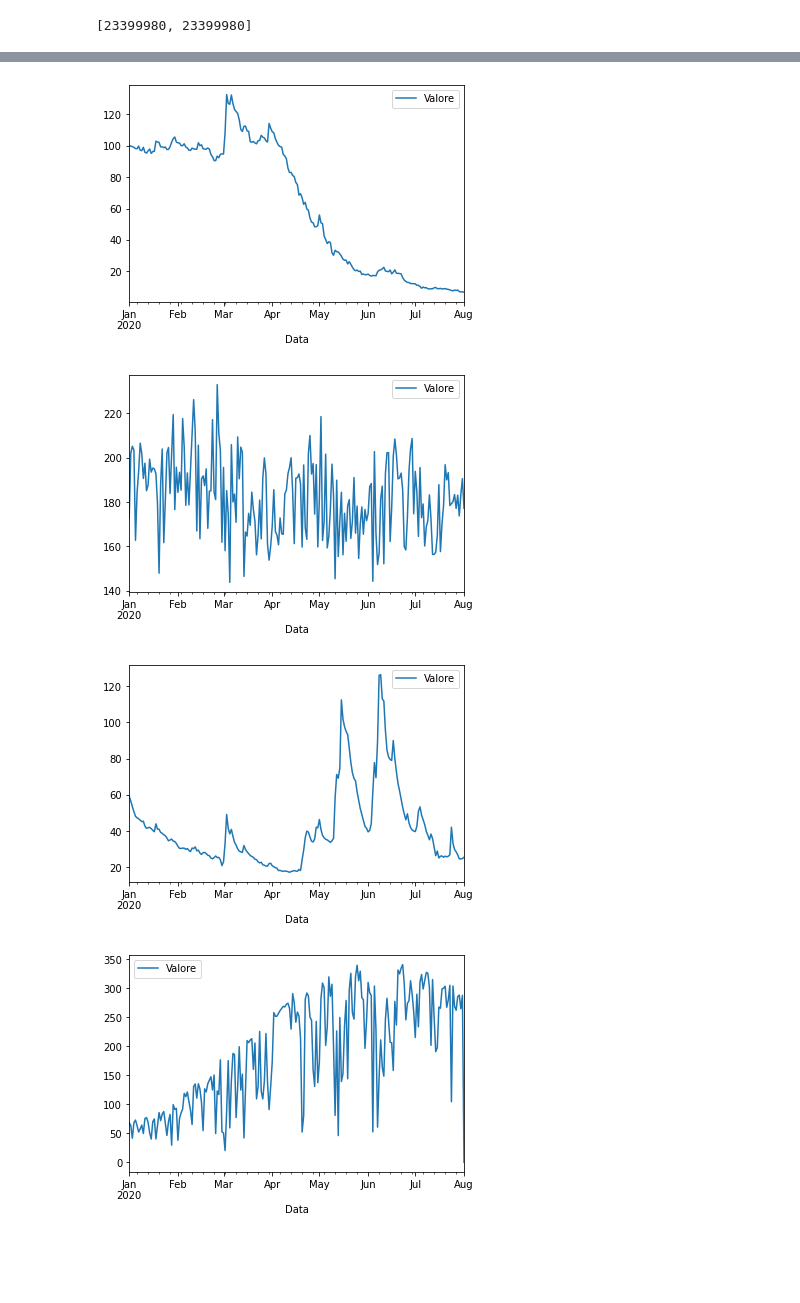
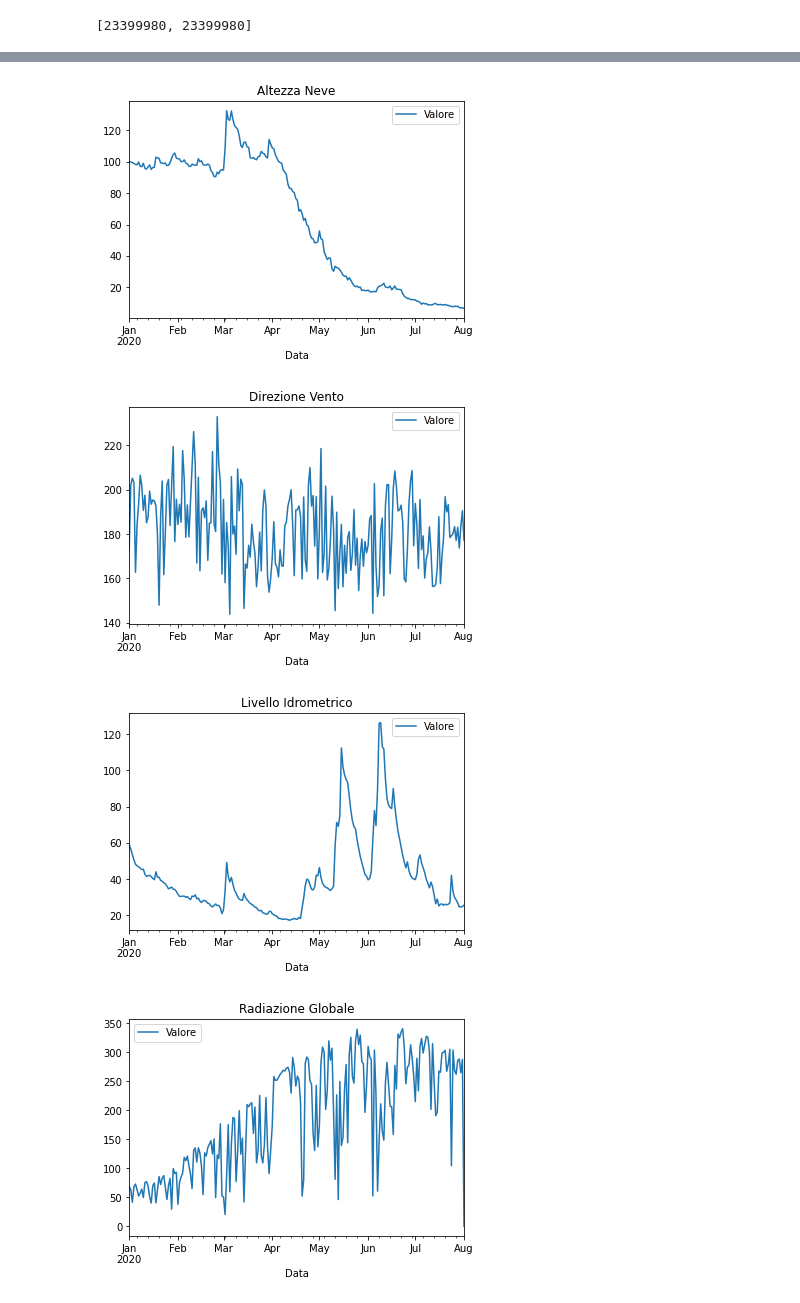
Before and after one commit to Tambup/MLDM_COVID-19, a Jupyter notebook: Meto_DataSet.ipynb, the cells around one changed output, grey strips where cells are left out. Drawn from its saved outputs; the diff is of its cells as text; code cells hidden in the pictures; blank space fills up the shorter version.

Commit message:
Modifica plot

```diff
--- a/Meto_DataSet.ipynb
+++ b/Meto_DataSet.ipynb
@@ -121,16 +116,17 @@ stazioni_con_dati_media_giornaliera.head(8)
 # %%
 dati=[]
 dati.append(stazioni_con_dati_media_giornaliera.loc[stazioni_con_dati_media_giornaliera['Tipologia']== 'Altezza Neve'])
 dati.append(stazioni_con_dati_media_giornaliera.loc[stazioni_con_dati_media_giornaliera['Tipologia']== 'Direzione Vento'])
 dati.append(stazioni_con_dati_media_giornaliera.loc[stazioni_con_dati_media_giornaliera['Tipologia']== 'Livello Idrometrico'])
 dati.append(stazioni_con_dati_media_giornaliera.loc[stazioni_con_dati_media_giornaliera['Tipologia']== 'Radiazione Globale'])
 dati.append(stazioni_con_dati_media_giornaliera.loc[stazioni_con_dati_media_giornaliera['Tipologia']== 'Umidità Relativa'])
 dati.append(stazioni_con_dati_media_giornaliera.loc[stazioni_con_dati_media_giornaliera['Tipologia']== 'Velocità Vento'])
 
 for dato in dati:
-  dato.plot(x='Data')
+  dato.set_index('Data', inplace=True)
+  dato.plot(title=dato['Tipologia'].values[0])
 # %% [output]
-[figure, old version]
+[figure, new version]
-[figure, old version]
+[figure, new version]
-[figure, old version]
+[figure, new version]
-[figure, old version]
+[figure, new version]
```
Also changed, not shown: parts of 3 cells of this notebook.
